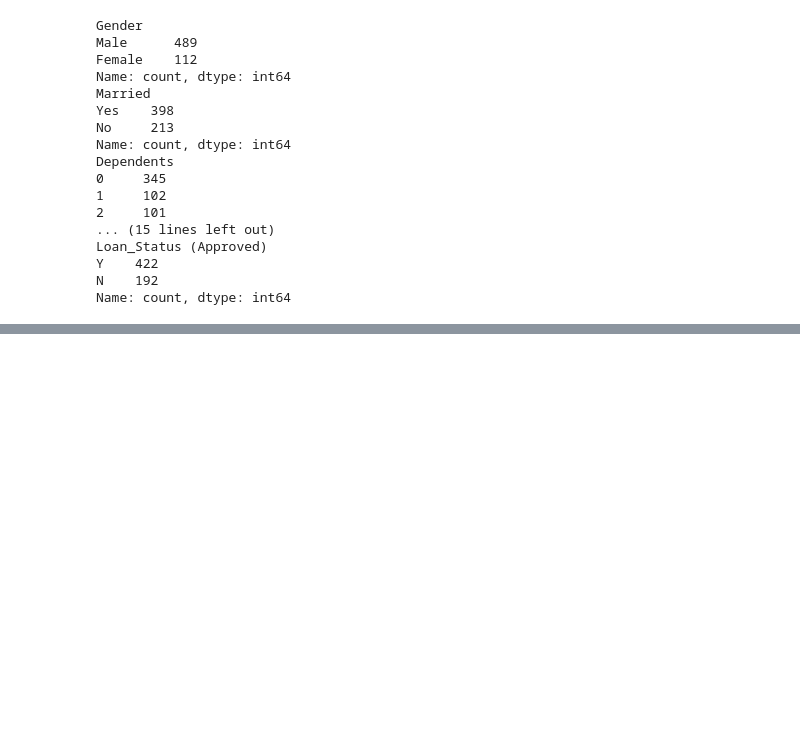
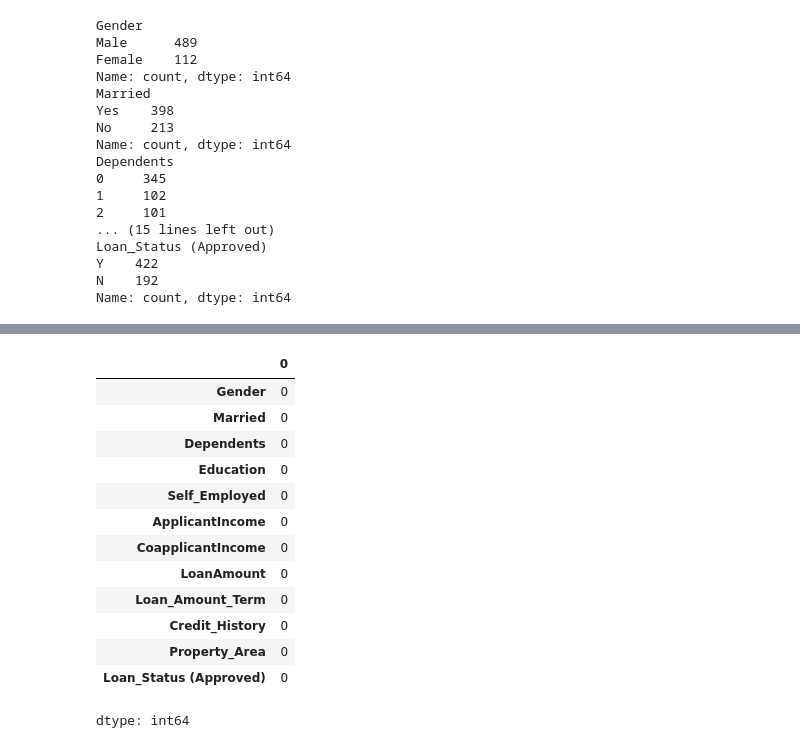
Before and after one commit to Kif30/loan-Approval-model, a Jupyter notebook: loan_approval.ipynb, the cells around one changed output, grey strips where cells are left out. Drawn from its saved outputs; the diff is of its cells as text; code cells hidden in the pictures; blank space fills up the shorter version.

```diff
--- a/loan_approval.ipynb
+++ b/loan_approval.ipynb
@@ -170,0 +204,19 @@ dtype: int64
+# %%
+df.loc[:,"Loan_Amount_Term"]=df.loc[:,"Loan_Amount_Term"].fillna(df.loc[:,"Loan_Amount_Term"].median())
+# %%
+df.isnull().sum()
+# %% [output]
+|  | 0 |
+| Gender | 0 |
+| Married | 0 |
+| Dependents | 0 |
+| Education | 0 |
+| Self_Employed | 0 |
+| ApplicantIncome | 0 |
+| CoapplicantIncome | 0 |
+| LoanAmount | 0 |
+| Loan_Amount_Term | 0 |
+| Credit_History | 0 |
+| Property_Area | 0 |
+| Loan_Status (Approved) | 0 |
+dtype: int64
```
Also changed, not shown: parts of 11 cells of this notebook.
